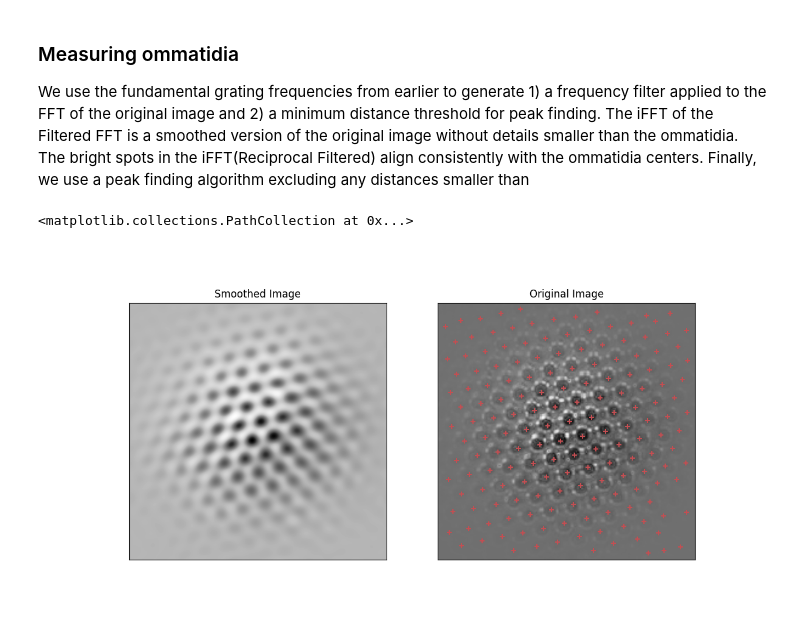
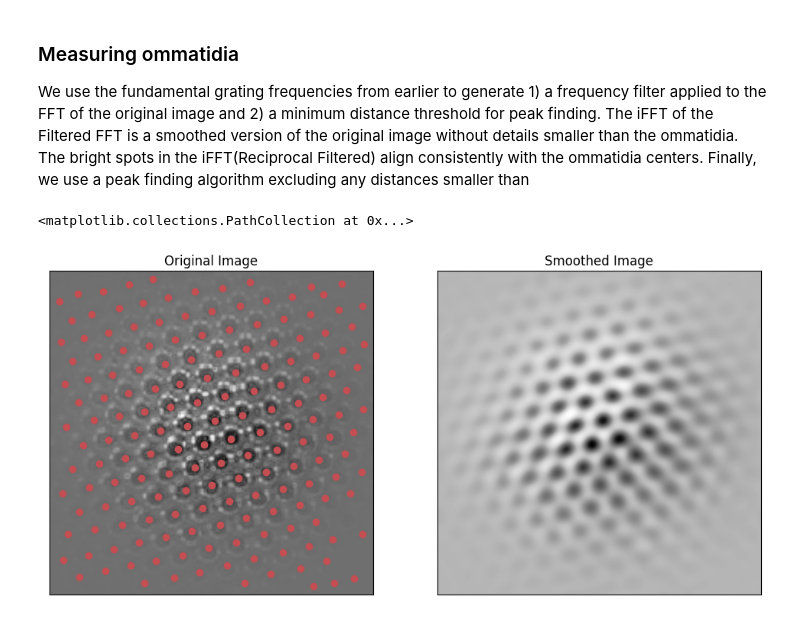
Before and after one commit to jpcurrea/ODA, a Jupyter notebook: docs/ODA How It Works.ipynb, the cells around one changed output. Drawn from its saved outputs; the diff is of its cells as text; code cells hidden in the pictures.

```diff
--- a/docs/ODA How It Works.ipynb
+++ b/docs/ODA How It Works.ipynb
@@ -303,25 +303,25 @@ plt.tight_layout()
 We use the fundamental grating frequencies from earlier to generate 1) a frequency filter applied to the FFT of the original image and 2) a minimum distance threshold for peak finding. The iFFT of the Filtered FFT is a smoothed version of the original image without details smaller than the ommatidia. The bright spots in the iFFT(Reciprocal Filtered) align consistently with the ommatidia centers. Finally, we use a peak finding algorithm excluding any distances smaller than
 # %%
 fig, axes = plt.subplots(ncols=2, figsize=(12, 6))
-smooth_ax, original_ax = axes
+original_ax, smooth_ax = axes
 # plot the new, smoothed image
 smooth_ax.imshow(new_img.real, cmap='Greys')
 smooth_ax.set_title('Smoothed Image')
 smooth_ax.set_xticks([])
 smooth_ax.set_yticks([])
 # plot the original image
 original_ax.imshow(img, cmap='Greys')
 original_ax.set_title('Original Image')
 original_ax.set_xticks([])
 original_ax.set_xticks([])
 original_ax.set_yticks([])
 # find peaks with distances substantially greater than the diameter and superimpose on original image
 diameter = 1 / fundamental_freq
 min_dist = diameter / 3
 min_dist /= PIXEL_SIZE
 peaks = feature.peak_local_max(new_img.real, min_distance=round(min_dist))
 ys, xs = peaks.T
-original_ax.scatter(xs, ys, color=red, marker='+')
+original_ax.scatter(xs, ys, color=red, marker='o')
 # %% [output]
 <matplotlib.collections.PathCollection at 0x...>
-[figure, old version]
+[figure, new version]
```
Also changed, not shown: parts of 9 cells of this notebook, 6 other files.
